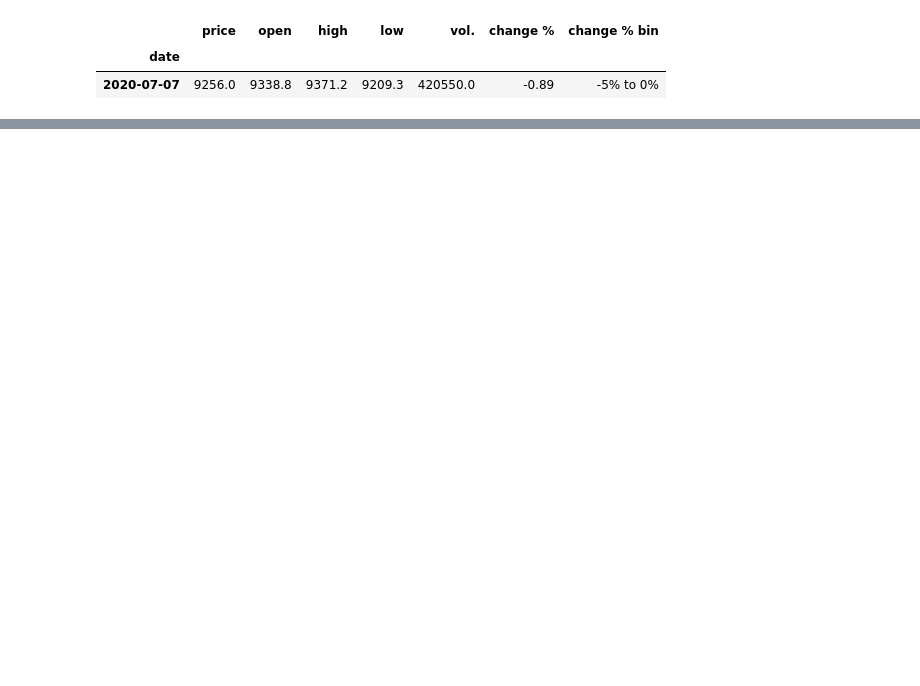
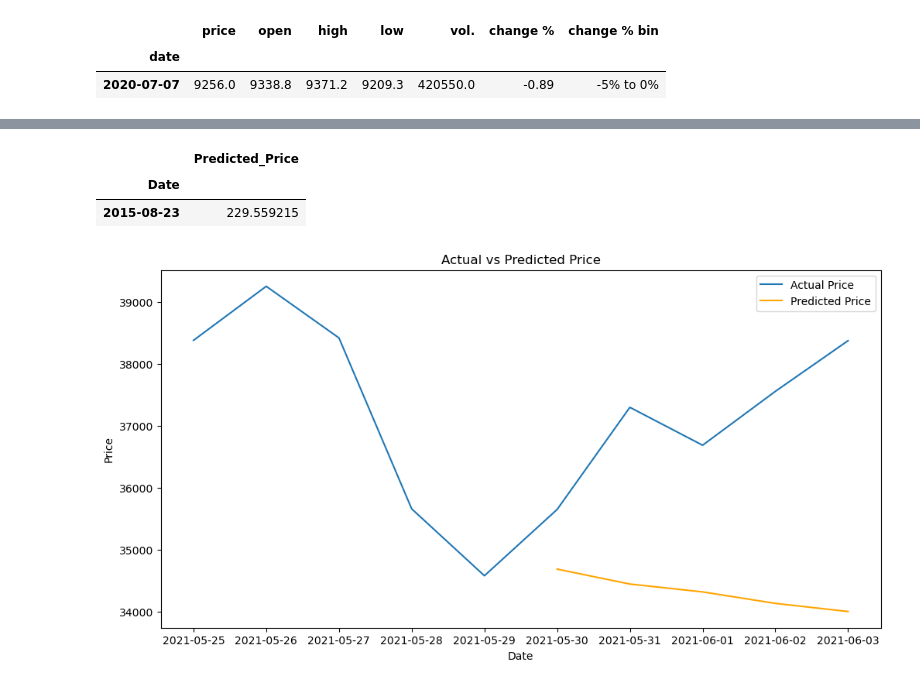
Before and after one commit to DoanNguyen2001/tap_bitcoin, a Jupyter notebook: sandesh_side.ipynb, the cells around one changed output, grey strips where cells are left out. Cells and saved outputs as stored; diff of their text form; code cells hidden in the pictures; blank space fills up the shorter version.

```diff
--- a/sandesh_side.ipynb
+++ b/sandesh_side.ipynb
@@ -661,0 +656,2 @@ model_fit = model.fit()
+# %%
+df_2.index = pd.to_datetime(df_2.index)
@@ -721,0 +669,44 @@ plt.show()
+# %%
+
+# Ensure the index for predictions_split matches the test set index in df_2
+# predictions_split.index = df_2.index[train_size:end_index + 1]
+
+# Create a DataFrame with the predictions
+df_predictions = pd.DataFrame({
+    'Date': df_2.index,
+    'Predicted_Price': predictions_split
+})
+
+# Set the index to 'Date' for easier plotting or analysis
+df_predictions.set_index('Date', inplace=True)
+
+# Display the resulting DataFrame
+df_predictions.sample()
+# %% [output]
+|  | Predicted_Price |
+| Date |  |
+| 2015-08-23 | 229.559215 |
+# %%
+# Plot the actual prices and the predicted prices on the same time frame
+plt.figure(figsize=(12, 6))
+
+# Plot actual prices
+plt.plot(df_2['price'].iloc[train_size-5:], label='Actual Price')
+
+# Plot predicted prices (ensure proper alignment with test set)
+plt.plot( df_predictions['Predicted_Price'].iloc[train_size:], label='Predicted Price', color='orange')
+
+# Add vertical lines for new years
+# for year in range(2020, 2023):
+#     plt.axvline(pd.to_datetime(f'{year}-01-01'), color='k', linestyle='--', alpha=0.3)
+
+# Add labels, title, and legend
+plt.ylabel('Price')
+plt.xlabel('Date')
+plt.title('Actual vs Predicted Price')
+plt.legend()
+
+# Show the plot
+plt.show()
+# %% [output]
+[figure, added]
```
Also changed, not shown: parts of 18 cells of this notebook.
